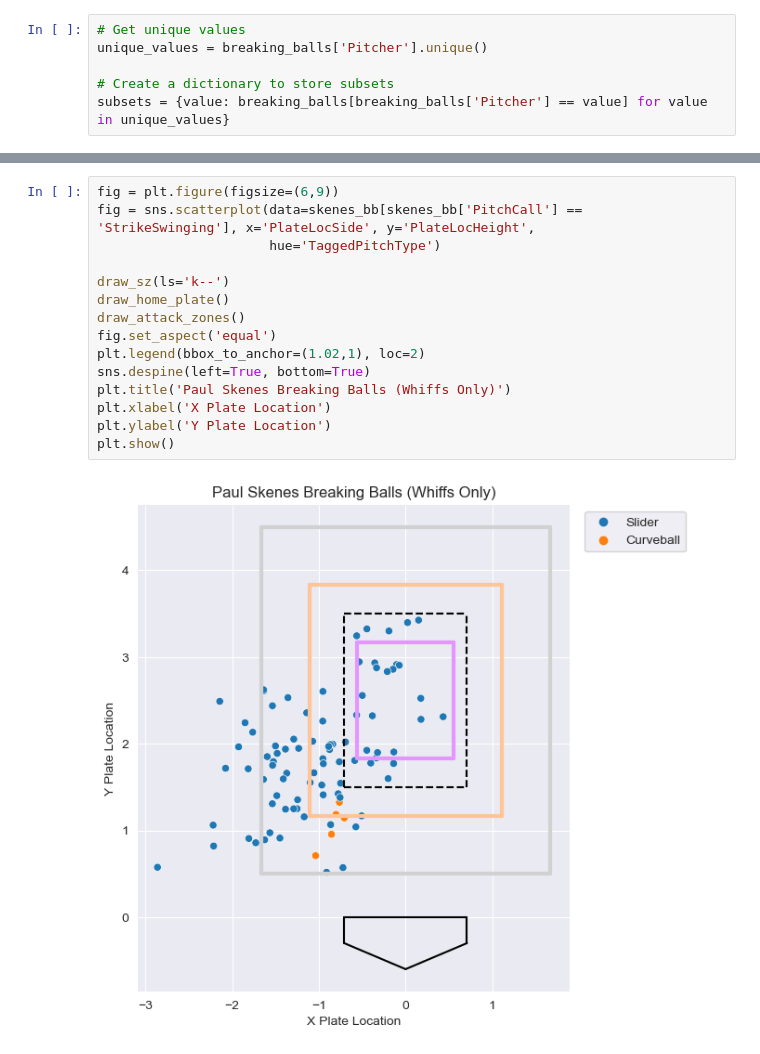
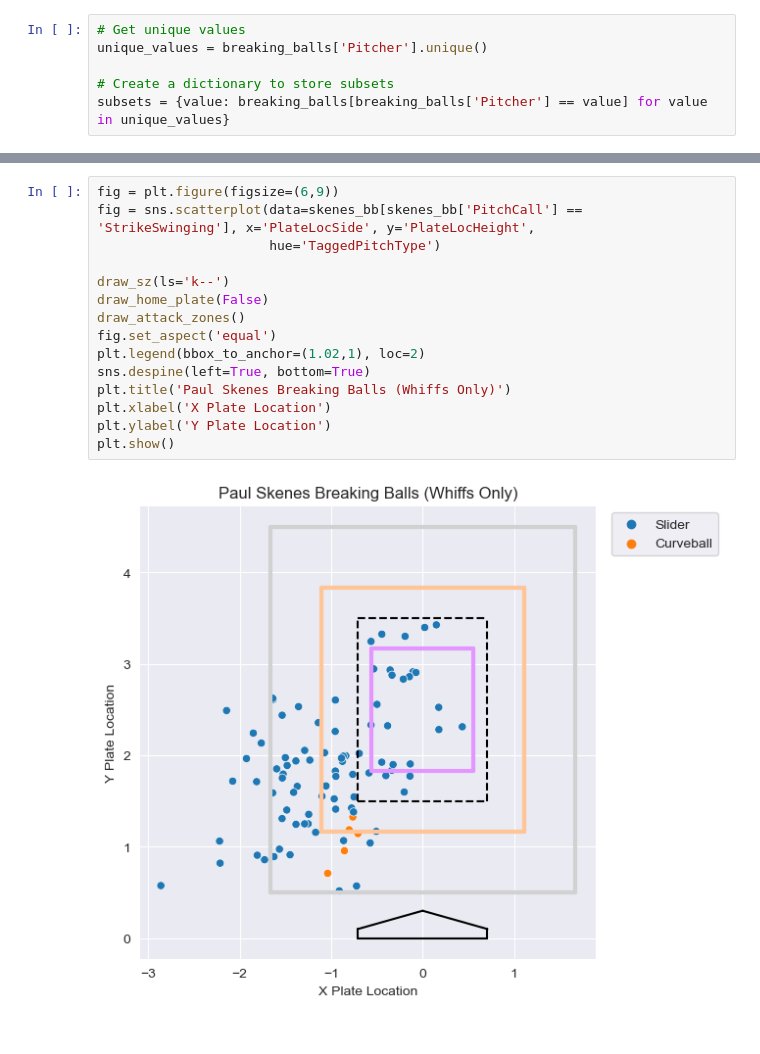
Before and after one commit to charlesbenfer/stuff_plus, a Jupyter notebook: case_studies/PaulSkenes.ipynb, the cells around one changed output, grey strips where cells are left out. Cells and saved outputs as stored; diff of their text form.

```diff
--- a/case_studies/PaulSkenes.ipynb
+++ b/case_studies/PaulSkenes.ipynb
@@ -255,17 +255,17 @@ Paul Skenes Breaking Ball stuff+:80.97616577148438
 # %%
 fig = plt.figure(figsize=(6,9))
 fig = sns.scatterplot(data=skenes_bb[skenes_bb['PitchCall'] == 'StrikeSwinging'], x='PlateLocSide', y='PlateLocHeight',
                       hue='TaggedPitchType')
 
 draw_sz(ls='k--')
-draw_home_plate()
+draw_home_plate(False)
 draw_attack_zones()
 fig.set_aspect('equal')
 plt.legend(bbox_to_anchor=(1.02,1), loc=2)
 sns.despine(left=True, bottom=True)
 plt.title('Paul Skenes Breaking Balls (Whiffs Only)')
 plt.xlabel('X Plate Location')
 plt.ylabel('Y Plate Location')
 plt.show()
 # %% [output]
-[figure, old version]
+[figure, new version]
```
Also changed, not shown: parts of 3 cells of this notebook, 5 other files.
